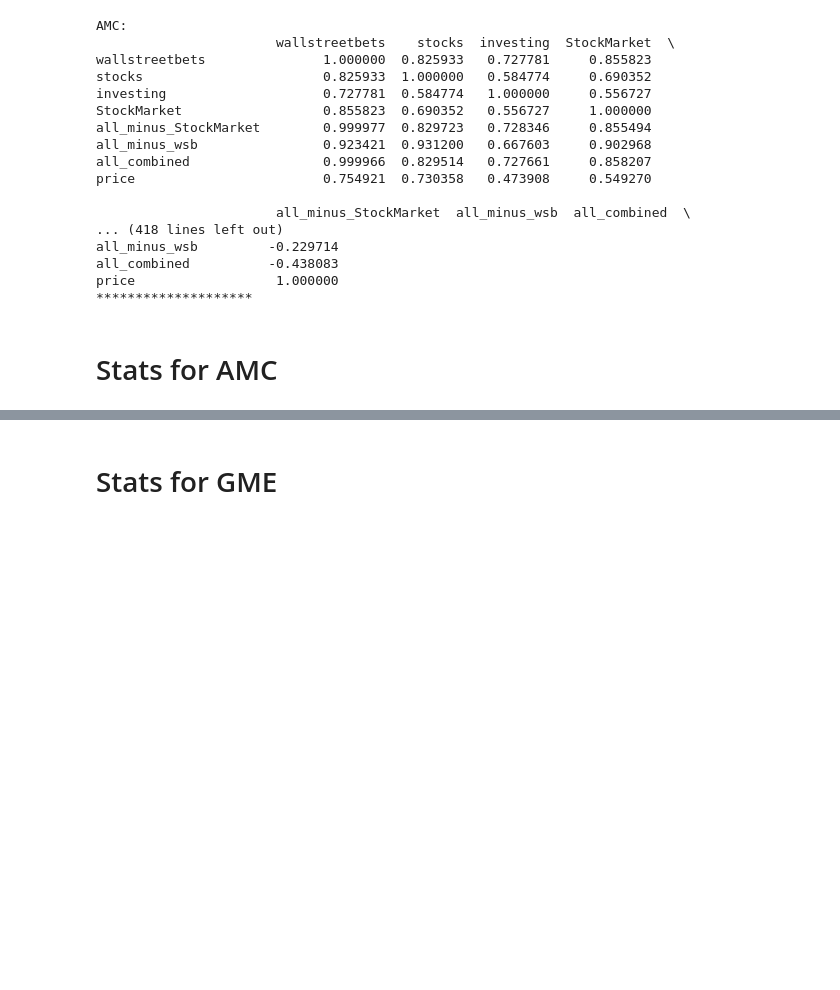
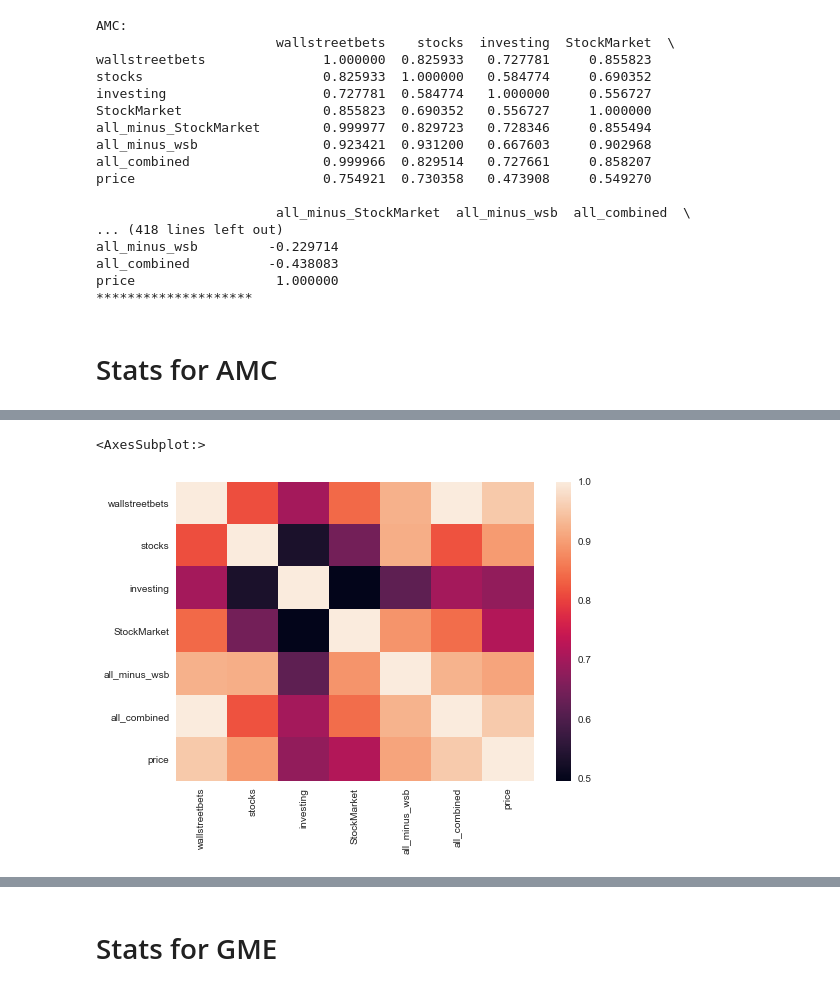
Before and after one commit to PBASOFT/Data-Science-Project, a Jupyter notebook: Data_Processing/Transform.ipynb, the cells around one changed output, grey strips where cells are left out. Drawn from its saved outputs; the diff is of its cells as text; code cells hidden in the pictures; blank space fills up the shorter version.

```diff
--- a/Data_Processing/Transform.ipynb
+++ b/Data_Processing/Transform.ipynb
@@ -90,0 +92,9 @@ amc.corr()
+# %%
+import seaborn as sns
+import numpy as np
+import pandas as pd
+import matplotlib.pyplot as plt
+sns.heatmap(amc.corr())
+# %% [output]
+<AxesSubplot:>
+[figure, added]
```
Also changed, not shown: parts of 5 cells of this notebook, 3 other files.
